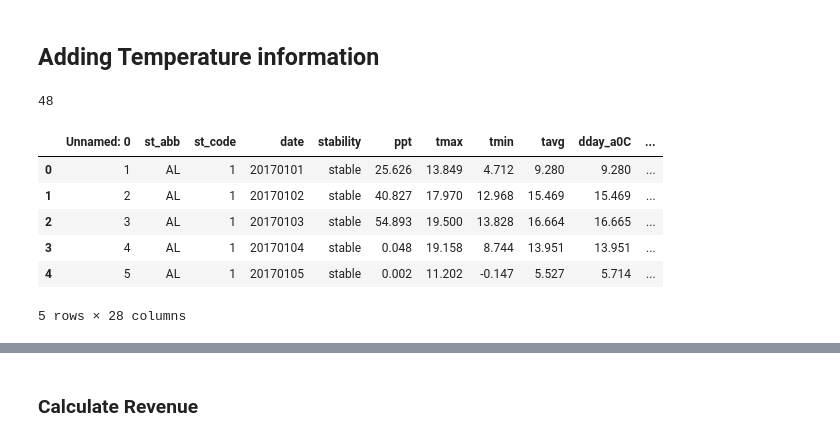
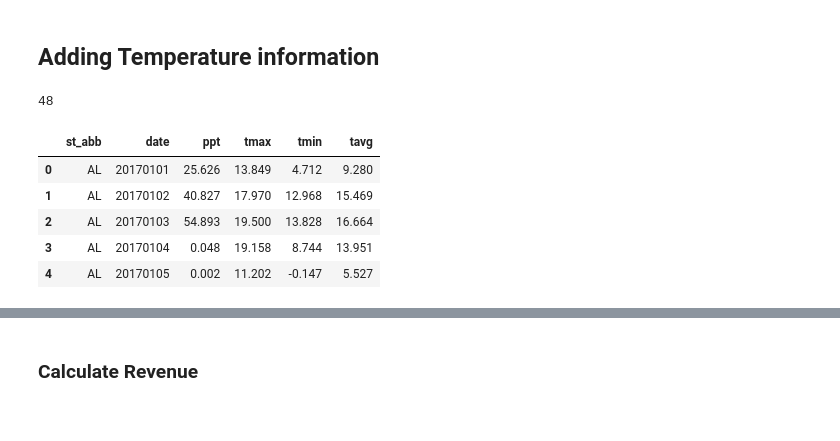
Before and after one commit to MoritzBaldauf/Bachelor_Thesis_Code, a Jupyter notebook: Data_Processing.ipynb, the cells around one changed output, grey strips where cells are left out. Cells and saved outputs as stored; diff of their text form; code cells hidden in the pictures.

```diff
--- a/Data_Processing.ipynb
+++ b/Data_Processing.ipynb
@@ -110,19 +110,19 @@ amazon_data.loc[amazon_data["Shipping Address State"] == "PR", "Shipping Address
 # %% [markdown]
 ## Adding Temperature information
 # %%
-weather = pd.read_csv("./Data/weather_data.csv")
+cols = ["date", "st_abb", "ppt", "tmax", "tmin", "tavg"]
+weather = pd.read_csv("./Data/weather_data.csv", usecols=cols)
 
 print(weather["st_abb"].nunique()) # No weather information for Alaska and Hawaii
 weather.head()
 # %% [output]
 48
-|  | Unnamed: 0 | st_abb | st_code | date | stability | ppt | tmax | tmin | tavg | dday_a0C | ... |
-| 0 | 1 | AL | 1 | 20170101 | stable | 25.626 | 13.849 | 4.712 | 9.280 | 9.280 | ... |
-| 1 | 2 | AL | 1 | 20170102 | stable | 40.827 | 17.970 | 12.968 | 15.469 | 15.469 | ... |
-| 2 | 3 | AL | 1 | 20170103 | stable | 54.893 | 19.500 | 13.828 | 16.664 | 16.665 | ... |
-| 3 | 4 | AL | 1 | 20170104 | stable | 0.048 | 19.158 | 8.744 | 13.951 | 13.951 | ... |
-| 4 | 5 | AL | 1 | 20170105 | stable | 0.002 | 11.202 | -0.147 | 5.527 | 5.714 | ... |
+|  | st_abb | date | ppt | tmax | tmin | tavg |
+| 0 | AL | 20170101 | 25.626 | 13.849 | 4.712 | 9.280 |
+| 1 | AL | 20170102 | 40.827 | 17.970 | 12.968 | 15.469 |
+| 2 | AL | 20170103 | 54.893 | 19.500 | 13.828 | 16.664 |
+| 3 | AL | 20170104 | 0.048 | 19.158 | 8.744 | 13.951 |
+| 4 | AL | 20170105 | 0.002 | 11.202 | -0.147 | 5.527 |
-5 rows × 28 columns
 # %%
 weather["date"] = pd.to_datetime(weather["date"], format="%Y%m%d")
 weather.rename(columns={"st_abb": "Shipping Address State"}, inplace=True)
```
Also changed, not shown: parts of 3 cells of this notebook, 1 other file.
